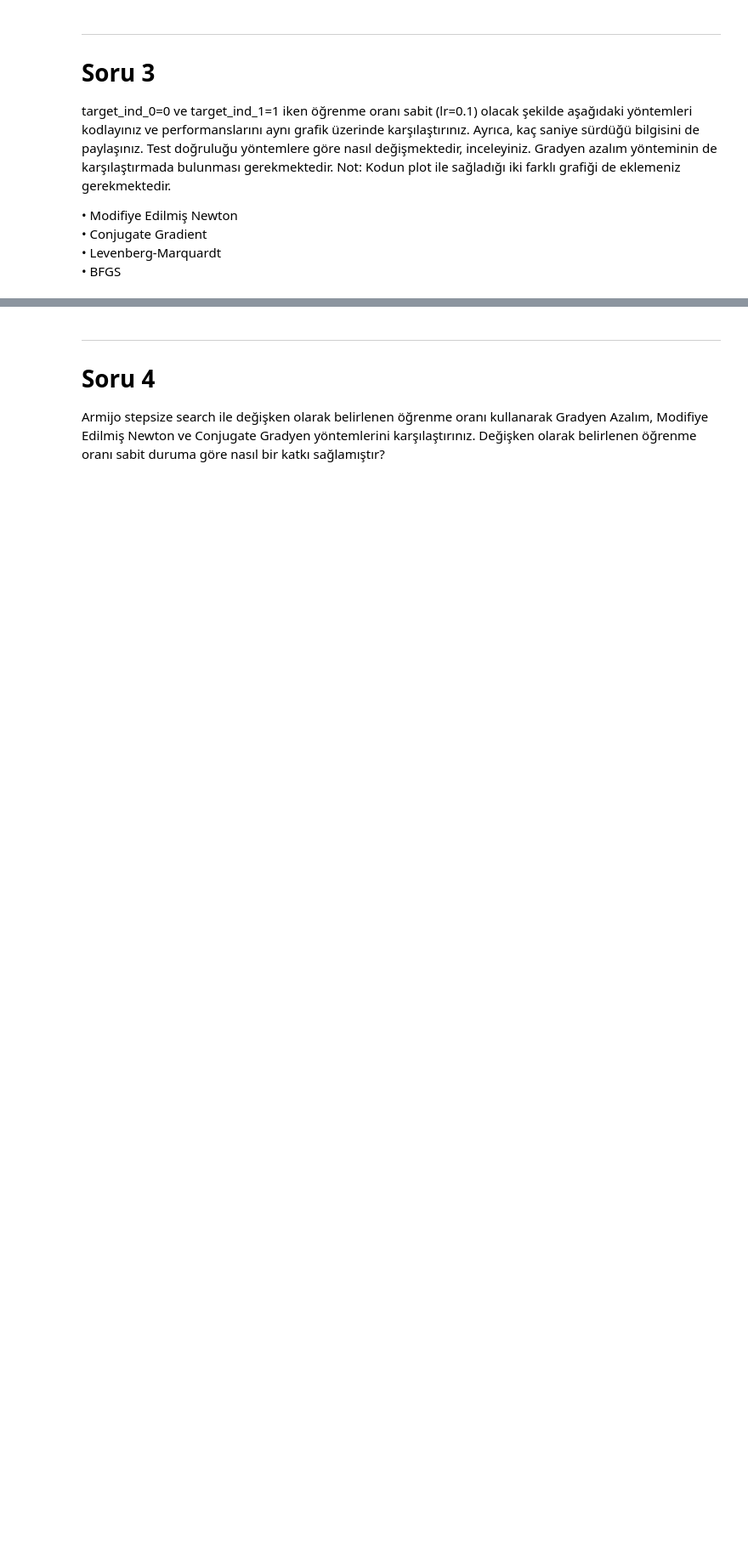
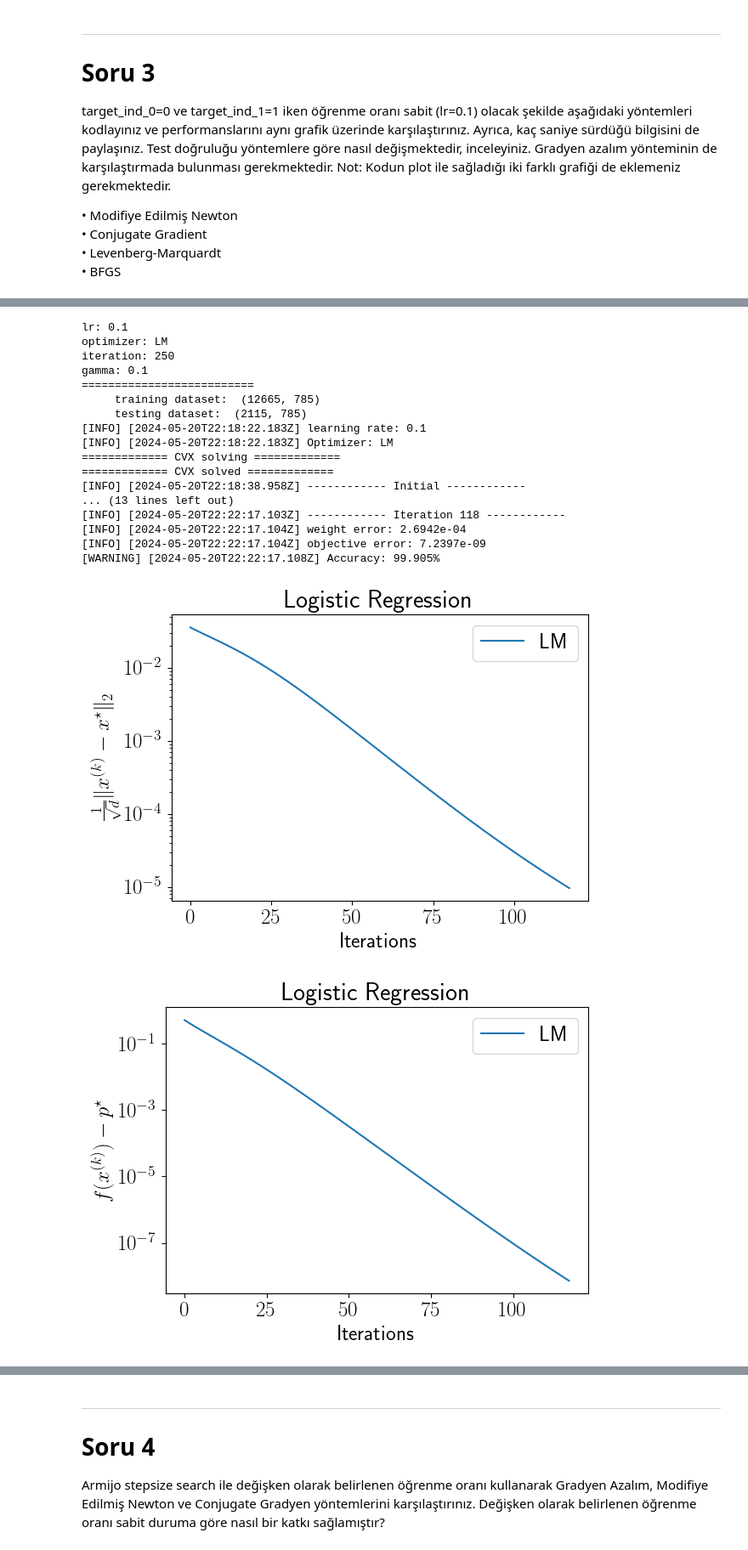
Before and after one commit to ondergormez/BLM6113_Advanced_Optimization, a Jupyter notebook: 02-Homeworks/Homework2/Homework2.ipynb, the cells around one changed output, grey strips where cells are left out. Shown at 85% size. Cells and saved outputs as stored; diff of their text form; code cells hidden in the pictures; blank space fills up the shorter version.

```diff
--- a/02-Homeworks/Homework2/Homework2.ipynb
+++ b/02-Homeworks/Homework2/Homework2.ipynb
@@ -92,0 +290,26 @@ target_ind_0=0 ve target_ind_1=1 iken öğrenme oranı sabit (lr=0.1) olacak şe
+# %%
+args.optimizer = "LM"
+
+# TODO: Uncomment this
+# lm_execution_time = 199.621
+lm_execution_time = run_specified_method(args)
+# %% [output]
+lr: 0.1
+optimizer: LM
+iteration: 250
+gamma: 0.1
+==========================
+     training dataset:  (12665, 785)
+     testing dataset:  (2115, 785)
+[INFO] [2024-05-20T22:18:22.183Z] learning rate: 0.1
+[INFO] [2024-05-20T22:18:22.183Z] Optimizer: LM
+============= CVX solving =============
+============= CVX solved =============
+[INFO] [2024-05-20T22:18:38.958Z] ------------ Initial ------------
+... (13 lines left out)
+[INFO] [2024-05-20T22:22:17.103Z] ------------ Iteration 118 ------------
+[INFO] [2024-05-20T22:22:17.104Z] weight error: 2.6942e-04
+[INFO] [2024-05-20T22:22:17.104Z] objective error: 7.2397e-09
+[WARNING] [2024-05-20T22:22:17.108Z] Accuracy: 99.905%
+[figure, added]
+[figure, added]
```
Also changed, not shown: parts of 26 cells of this notebook.
